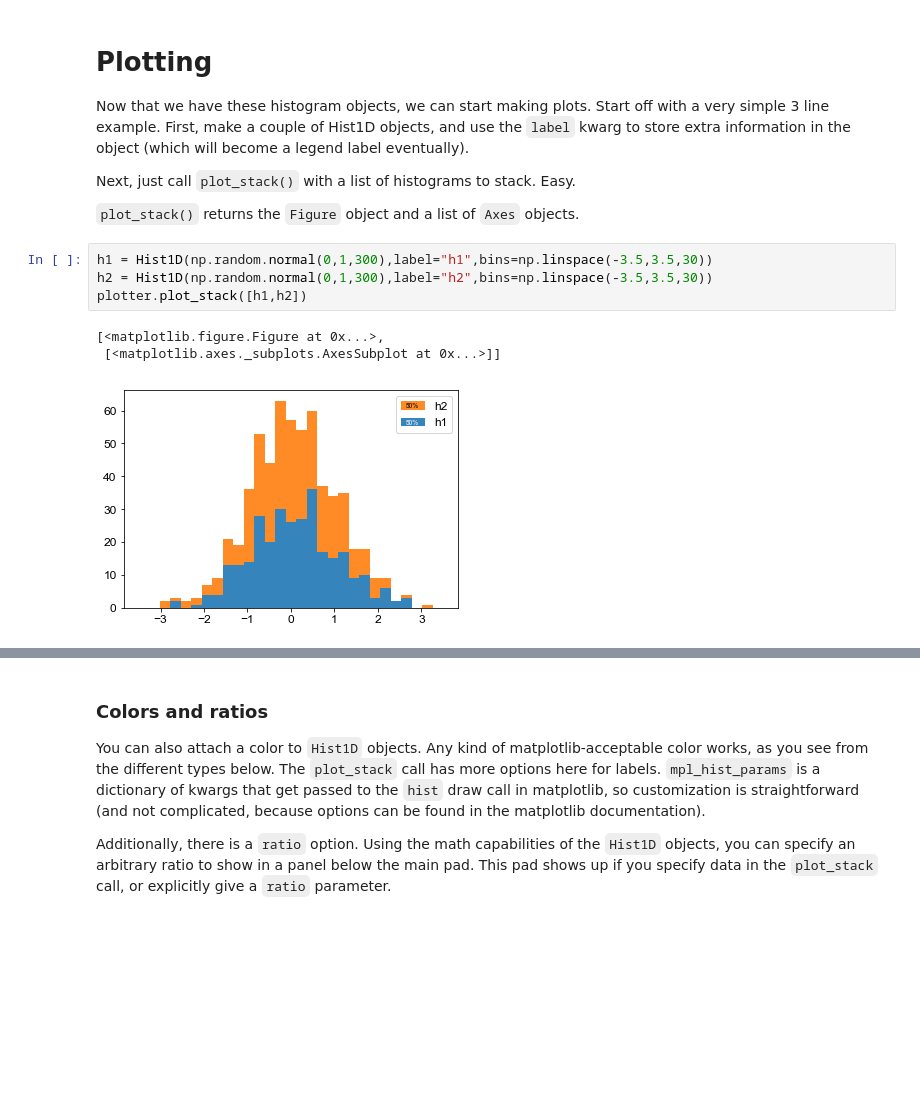
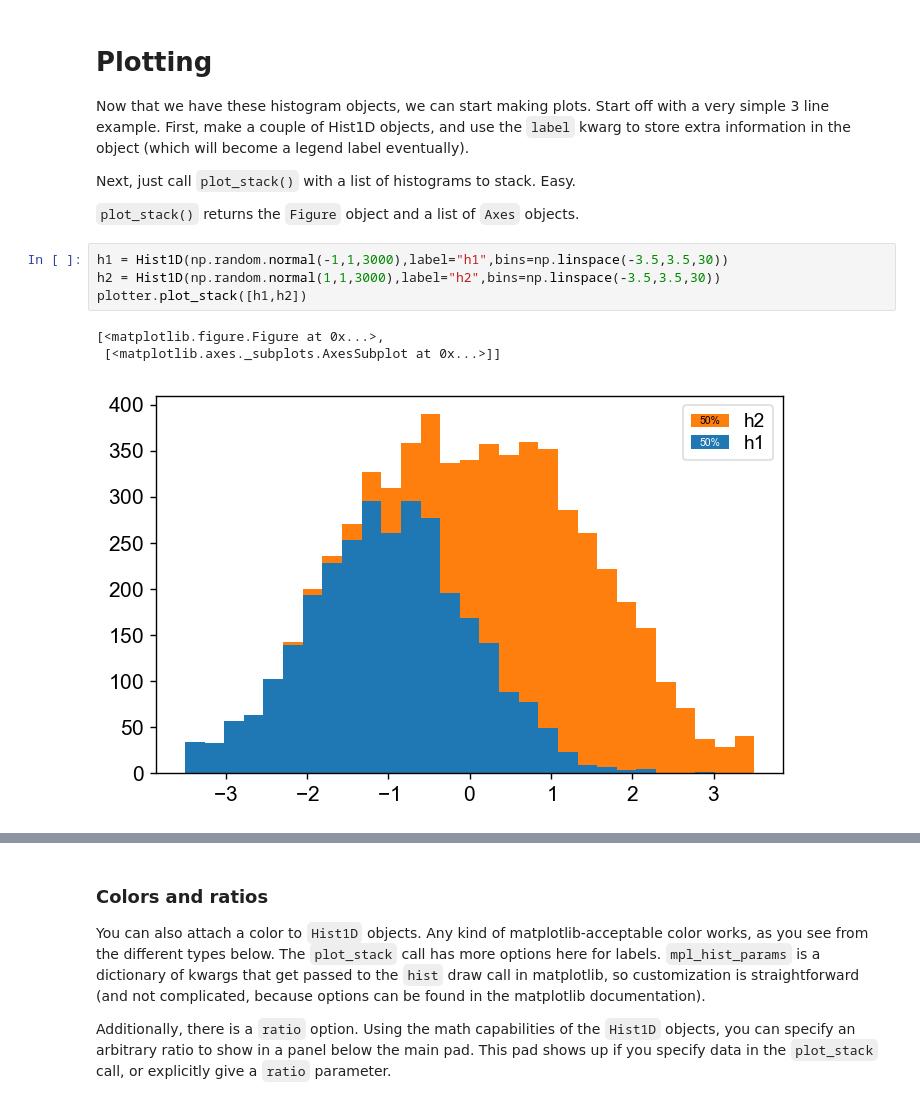
Before and after one commit to aminnj/matplottery, a Jupyter notebook: examples/examples.ipynb, the cells around one changed output, grey strips where cells are left out. Saved outputs shown, nothing was run; the diff lists cells and outputs as text; blank space fills up the shorter version.

```diff
--- a/examples/examples.ipynb
+++ b/examples/examples.ipynb
@@ -77,10 +71,10 @@ Next, just call `plot_stack()` with a list of histograms to stack. Easy.
 
 `plot_stack()` returns the `Figure` object and a list of `Axes` objects.
 # %%
-h1 = Hist1D(np.random.normal(0,1,300),label="h1",bins=np.linspace(-3.5,3.5,30))
-h2 = Hist1D(np.random.normal(0,1,300),label="h2",bins=np.linspace(-3.5,3.5,30))
+h1 = Hist1D(np.random.normal(-1,1,3000),label="h1",bins=np.linspace(-3.5,3.5,30))
+h2 = Hist1D(np.random.normal(1,1,3000),label="h2",bins=np.linspace(-3.5,3.5,30))
 plotter.plot_stack([h1,h2])
 # %% [output]
 [<matplotlib.figure.Figure at 0x...>,
  [<matplotlib.axes._subplots.AxesSubplot at 0x...>]]
-[figure, old version]
+[figure, new version]
```
Also changed, not shown: parts of 17 cells of this notebook, 3 other files.
